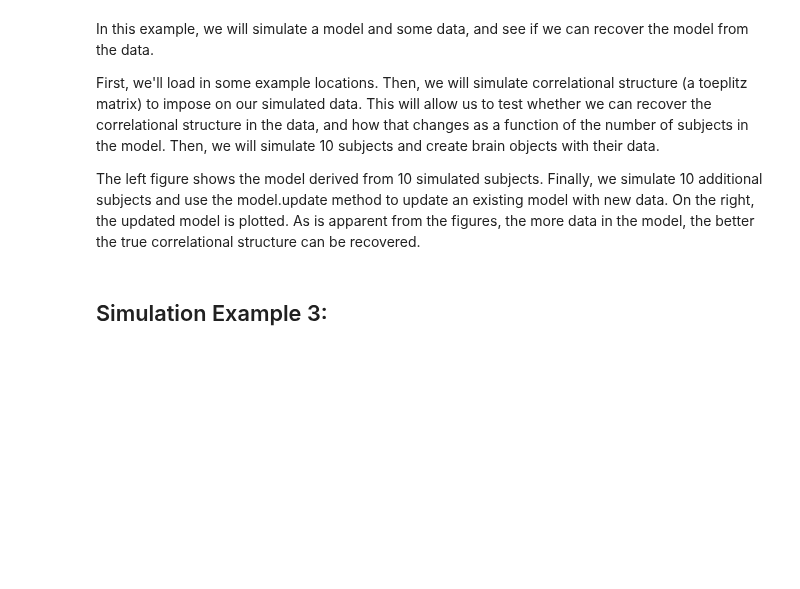
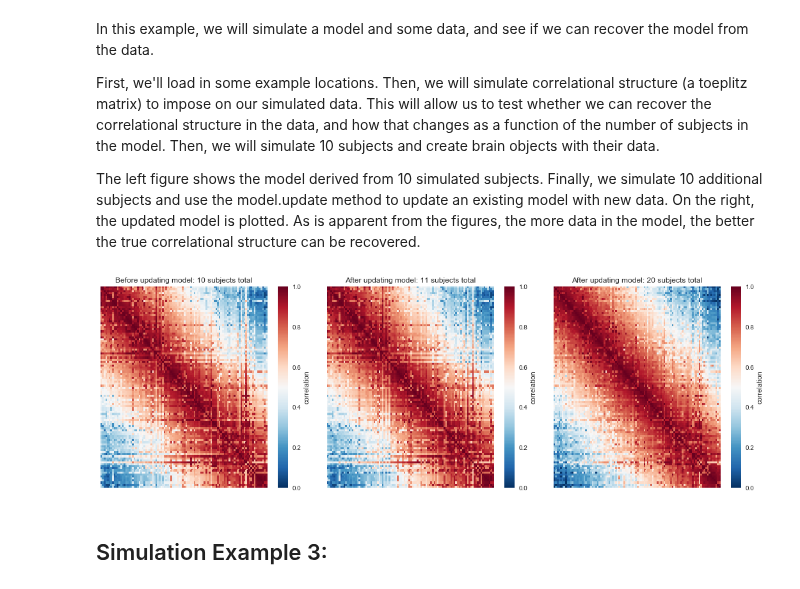
Before and after one commit to ContextLab/supereeg, a Jupyter notebook: docs/tutorial/simulate_objects.ipynb, the cells around one changed output. Drawn from its saved outputs; the diff is of its cells as text; code cells hidden in the pictures; blank space fills up the shorter version.

```diff
--- a/docs/tutorial/simulate_objects.ipynb
+++ b/docs/tutorial/simulate_objects.ipynb
@@ -164,37 +196,46 @@ model = se.Model(data=model_bos, locs=locs)
 sub_locs = locs.sample(n_elecs).sort_values(['x', 'y', 'z'])
 
 # simulate a new brain object using the same covariance matrix
 bo = se.simulate_bo(n_samples=100, sample_rate=1000, locs=sub_locs, cov='toeplitz')
 
 # update the model
 new_model = model.update(bo)
 
 # simulate brain objects for the model that subsample n_elecs for each synthetic patient
 model_update_bos = [se.simulate_model_bos(n_samples=100, sample_rate=1000, locs=locs, sample_locs=n_elecs, cov='toeplitz') for y in
                      range(n_subs)]
 
 # update the model
 better_model = model.update(model_update_bos)
 
 # initialize subplots
 f, (ax1, ax2, ax3) = plt.subplots(1, 3)
 
 f.set_size_inches(15,5)
 
 # plot it and set the title
-model.plot_data(ax=ax1, yticklabels=False, xticklabels=False, cmap='RdBu_r', cbar=True, vmin=0, vmax=1)
+model.plot_data(ax=ax1, yticklabels=False, xticklabels=False, cmap='RdBu_r', cbar=True, vmin=0, vmax=1, show=False)
 ax1.set_title('Before updating model: 10 subjects total')
+ax1.plot()
+
 
 # plot it and set the title
-new_model.plot_data(ax=ax2, yticklabels=False, xticklabels=False, cmap='RdBu_r', cbar=True, vmin=0, vmax=1)
+
+new_model.plot_data(ax=ax2, yticklabels=False, xticklabels=False, cmap='RdBu_r', cbar=True, vmin=0, vmax=1, show=False)
 ax2.set_title('After updating model: 11 subjects total')
 
+
 # plot it and set the title
-better_model.plot_data(ax=ax3, yticklabels=False, xticklabels=False, cmap='RdBu_r', cbar=True, vmin=0, vmax=1)
+better_model.plot_data(ax=ax3, yticklabels=False, xticklabels=False, cmap='RdBu_r', cbar=True, vmin=0, vmax=1, show=False)
 ax3.set_title('After updating model: 20 subjects total')
 
-f.tight_layout()
+plt.tight_layout()
 plt.show()
+
+# close plot
+plt.close()
+# %% [output]
+[figure, added]
 # %% [markdown]
 ## Simulation Example 3:
 # %% [markdown]
```
Also changed, not shown: parts of 9 cells of this notebook, 6 other files.
